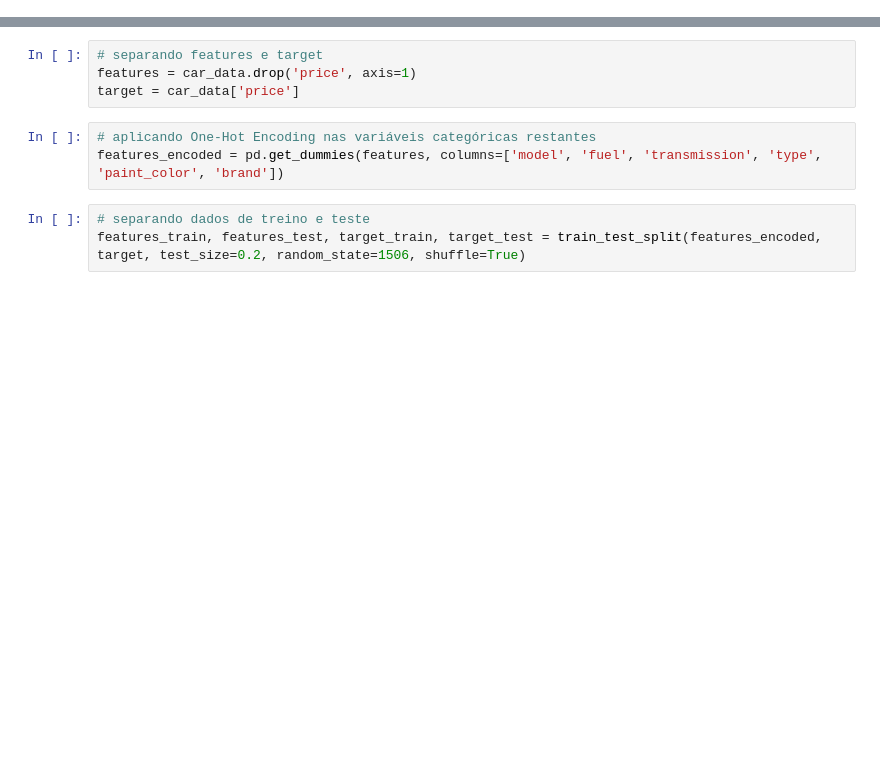
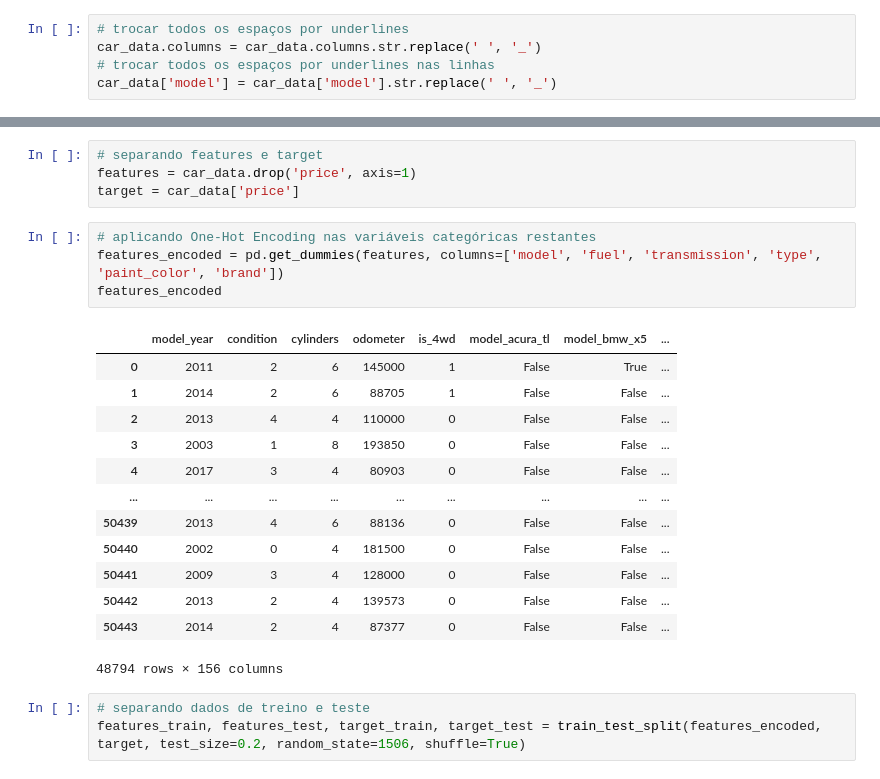
Before and after one commit to henriquetargino/Vehicles, a Jupyter notebook: notebooks/model.ipynb, the cells around one changed output, grey strips where cells are left out. Cells and saved outputs as stored; diff of their text form; blank space fills up the shorter version.

```diff
--- a/notebooks/model.ipynb
+++ b/notebooks/model.ipynb
@@ -61,6 +63,11 @@ IQR = Q3 - Q1
 
 # Filtrar outliers
 car_data = car_data[~((car_data['price'] < (Q1 - 1.5 * IQR)) | (car_data['price'] > (Q3 + 1.5 * IQR)))]
+# %%
+# trocar todos os espaços por underlines
+car_data.columns = car_data.columns.str.replace(' ', '_')
+# trocar todos os espaços por underlines nas linhas
+car_data['model'] = car_data['model'].str.replace(' ', '_')
 # %%
 # transformando a coluna condition em numérica colocando "pesos" para cada condição
 condition_mapping = {
@@ -81,6 +88,21 @@ target = car_data['price']
 # %%
 # aplicando One-Hot Encoding nas variáveis categóricas restantes
 features_encoded = pd.get_dummies(features, columns=['model', 'fuel', 'transmission', 'type', 'paint_color', 'brand'])
+features_encoded
+# %% [output]
+|  | model_year | condition | cylinders | odometer | is_4wd | model_acura_tl | model_bmw_x5 | ... |
+| 0 | 2011 | 2 | 6 | 145000 | 1 | False | True | ... |
+| 1 | 2014 | 2 | 6 | 88705 | 1 | False | False | ... |
+| 2 | 2013 | 4 | 4 | 110000 | 0 | False | False | ... |
+| 3 | 2003 | 1 | 8 | 193850 | 0 | False | False | ... |
+| 4 | 2017 | 3 | 4 | 80903 | 0 | False | False | ... |
+| ... | ... | ... | ... | ... | ... | ... | ... | ... |
+| 50439 | 2013 | 4 | 6 | 88136 | 0 | False | False | ... |
+| 50440 | 2002 | 0 | 4 | 181500 | 0 | False | False | ... |
+| 50441 | 2009 | 3 | 4 | 128000 | 0 | False | False | ... |
+| 50442 | 2013 | 2 | 4 | 139573 | 0 | False | False | ... |
+| 50443 | 2014 | 2 | 4 | 87377 | 0 | False | False | ... |
+48794 rows × 156 columns
 # %%
 # separando dados de treino e teste
 features_train, features_test, target_train, target_test = train_test_split(features_encoded, target, test_size=0.2, random_state=1506, shuffle=True)
```
Also changed, not shown: parts of 10 cells of this notebook, 3 other files.
